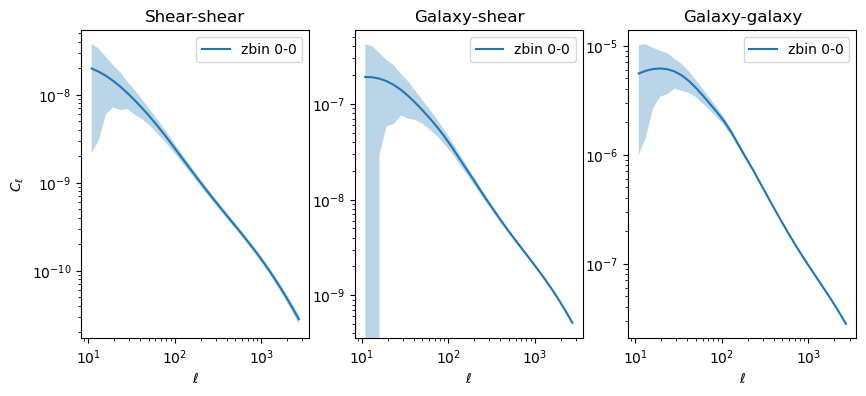
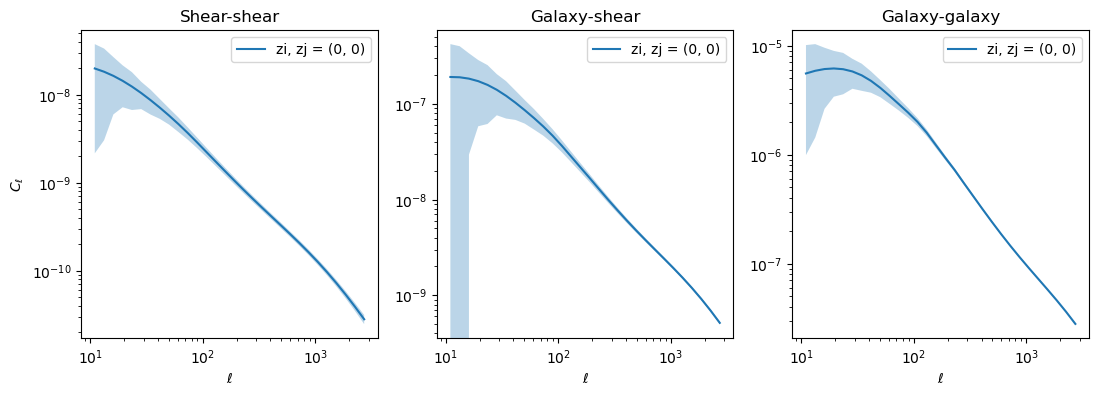
The change to this notebook cell's code, shown as a diff; its figure went from the first image to the second:
--- before
+++ after
@@ -2,5 +2,5 @@
 zi, zj = 0, 0
 
-fig, ax = plt.subplots(1, 3, figsize=(10, 4))
+fig, ax = plt.subplots(1, 3, figsize=(13, 4))
 
 err_ll = np.sqrt(covs_6d['LLLL_Gauss'][:, :, zi, zj, zi, zj].diagonal())
@@ -8,13 +8,13 @@
 err_gg = np.sqrt(covs_6d['GGGG_Gauss'][:, :, zi, zj, zi, zj].diagonal())
 
-ax[0].plot(ells, cl_ll_3d[:, zi, zj], label=f'zbin {zi}-{zj}')
+ax[0].plot(ells, cl_ll_3d[:, zi, zj], label=f'zi, zj = ({zi}, {zj})')
 ax[0].fill_between(
     ells, cl_ll_3d[:, zi, zj] - err_ll, cl_ll_3d[:, zi, zj] + err_ll, alpha=0.3
 )
-ax[1].plot(ells, cl_gl_3d[:, zi, zj], label=f'zbin {zi}-{zj}')
+ax[1].plot(ells, cl_gl_3d[:, zi, zj], label=f'zi, zj = ({zi}, {zj})')
 ax[1].fill_between(
     ells, cl_gl_3d[:, zi, zj] - err_gl, cl_gl_3d[:, zi, zj] + err_gl, alpha=0.3
 )
-ax[2].plot(ells, cl_gg_3d[:, zi, zj], label=f'zbin {zi}-{zj}')
+ax[2].plot(ells, cl_gg_3d[:, zi, zj], label=f'zi, zj = ({zi}, {zj})')
 ax[2].fill_between(
     ells, cl_gg_3d[:, zi, zj] - err_gg, cl_gg_3d[:, zi, zj] + err_gg, alpha=0.3

Commit: minor